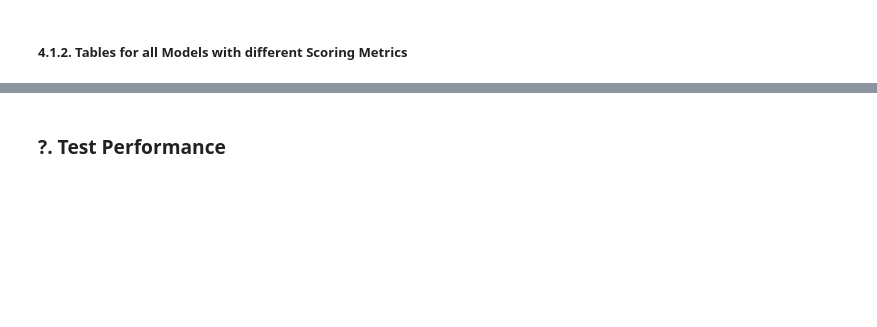
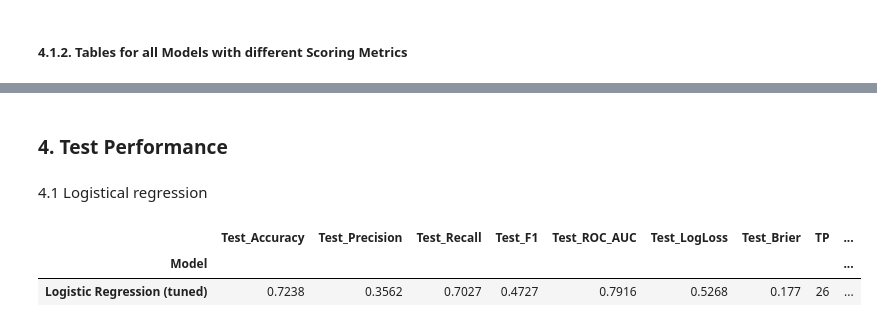
Before and after one commit to Avisonix/AML-Gruppe30, a Jupyter notebook: src/aml/data.ipynb, the cells around one changed output, grey strips where cells are left out. Saved outputs shown, nothing was run; the diff lists cells and outputs as text; code cells hidden in the pictures; blank space fills up the shorter version.

```diff
--- a/src/aml/data.ipynb
+++ b/src/aml/data.ipynb
@@ -1235,2 +1068,48 @@ ChildProcessError: [Errno 10] No child processes
 # %% [markdown]
-### ?. Test Performance
+### 4. Test Performance
+# %% [markdown]
+4.1 Logistical regression
+# %%
+lr_best = lr_grid.best_estimator_
+
+# 2) Predict on test set
+y_pred_test_lr = lr_best.predict(X_test)
+y_proba_test_lr = lr_best.predict_proba(X_test)[:, 1]   # P(class=1)
+
+# 3) Confusion matrix -> TN, FP, FN, TP
+tn_lr, fp_lr, fn_lr, tp_lr = confusion_matrix(
+    y_test, y_pred_test_lr, labels=[0, 1]
+).ravel()
+
+# 4) Classification KPIs (test)
+lr_test_acc = accuracy_score(y_test, y_pred_test_lr)
+lr_test_prec = precision_score(y_test, y_pred_test_lr, zero_division=0)
+lr_test_rec = recall_score(y_test, y_pred_test_lr, zero_division=0)
+lr_test_f1 = f1_score(y_test, y_pred_test_lr, zero_division=0)
+
+# Probability-based metrics
+lr_test_roc_auc = roc_auc_score(y_test, y_proba_test_lr)
+lr_test_logloss = log_loss(y_test, y_proba_test_lr, labels=[0, 1])   # cross-entropy
+lr_test_brier = brier_score_loss(y_test, y_proba_test_lr)
+
+# 5) One-row results table
+lr_test_results = pd.DataFrame([{
+    "Model": "Logistic Regression (tuned)",
+
+    "Test_Accuracy": lr_test_acc,
+    "Test_Precision": lr_test_prec,
+    "Test_Recall": lr_test_rec,
+    "Test_F1": lr_test_f1,
+
+    "Test_ROC_AUC": lr_test_roc_auc,
+    "Test_LogLoss": lr_test_logloss,
+    "Test_Brier": lr_test_brier,
+
+    "TP": tp_lr, "FP": fp_lr, "TN": tn_lr, "FN": fn_lr
+}]).set_index("Model")
+
+display(lr_test_results.round(4))
+# %% [output]
+|  | Test_Accuracy | Test_Precision | Test_Recall | Test_F1 | Test_ROC_AUC | Test_LogLoss | Test_Brier | TP | ... |
+| Model |  |  |  |  |  |  |  |  | ... |
+| Logistic Regression (tuned) | 0.7238 | 0.3562 | 0.7027 | 0.4727 | 0.7916 | 0.5268 | 0.177 | 26 | ... |
```
Also changed, not shown: parts of 16 cells of this notebook.
